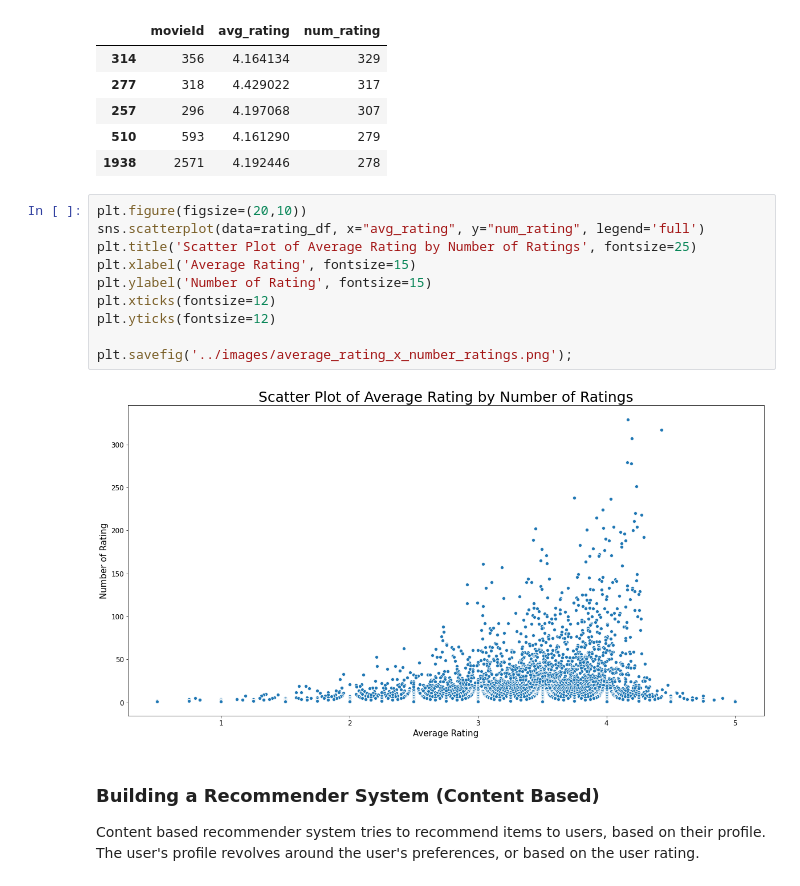
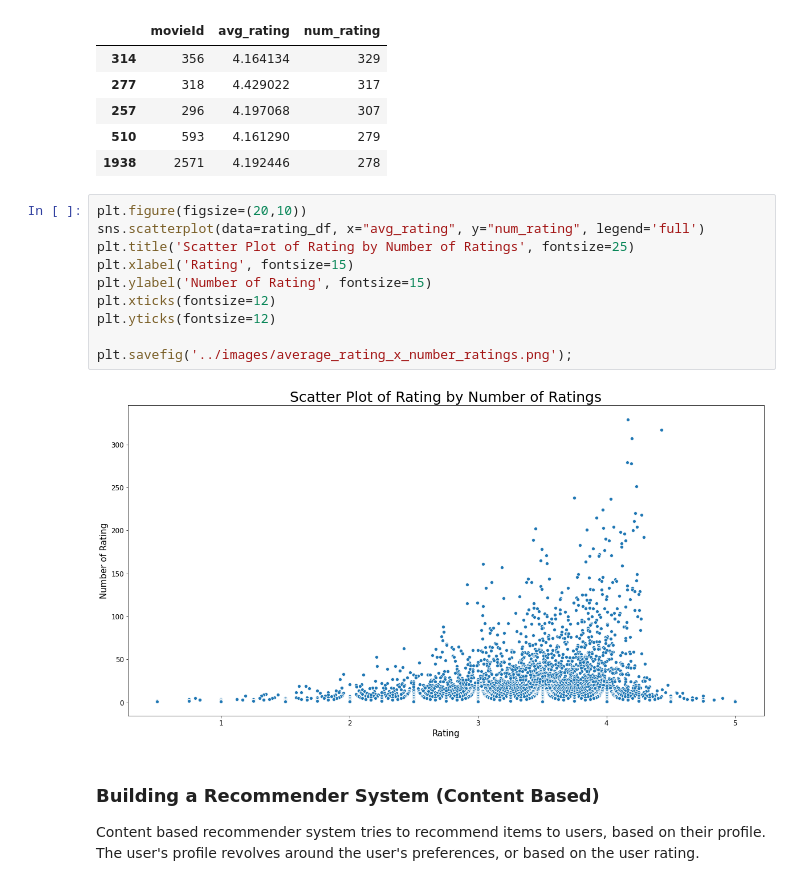
Before and after one commit to ttam37/dsc-mod-4-project-v2-1-onl01-dtsc-ft-052620, a Jupyter notebook: notebooks/content_filtering.ipynb, the cells around one changed output. Saved outputs shown, nothing was run; the diff lists cells and outputs as text.

```diff
--- a/notebooks/content_filtering.ipynb
+++ b/notebooks/content_filtering.ipynb
@@ -346,15 +358,15 @@ rating_df.head()
 # %%
 plt.figure(figsize=(20,10))
 sns.scatterplot(data=rating_df, x="avg_rating", y="num_rating", legend='full')
-plt.title('Scatter Plot of Average Rating by Number of Ratings', fontsize=25)
-plt.xlabel('Average Rating', fontsize=15)
+plt.title('Scatter Plot of Rating by Number of Ratings', fontsize=25)
+plt.xlabel('Rating', fontsize=15)
 plt.ylabel('Number of Rating', fontsize=15)
 plt.xticks(fontsize=12)
 plt.yticks(fontsize=12)
 
 plt.savefig('../images/average_rating_x_number_ratings.png');
 # %% [output]
-[figure, old version]
+[figure, new version]
 # %% [markdown]
 ### Building a Recommender System (Content Based)
 
```
Also changed, not shown: parts of 6 cells of this notebook, 5 other files.
